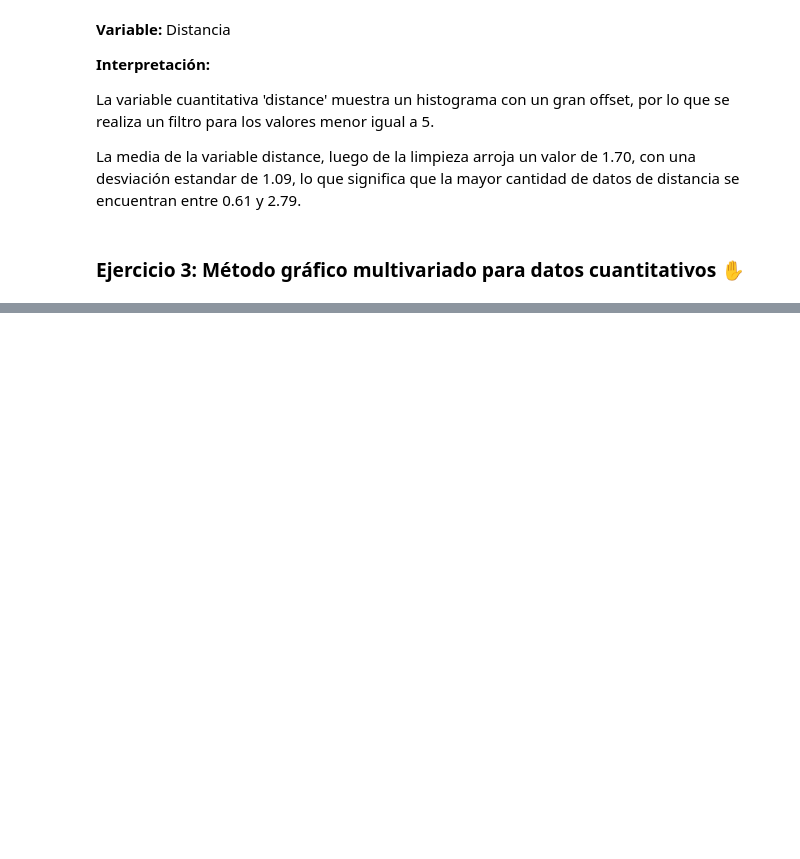
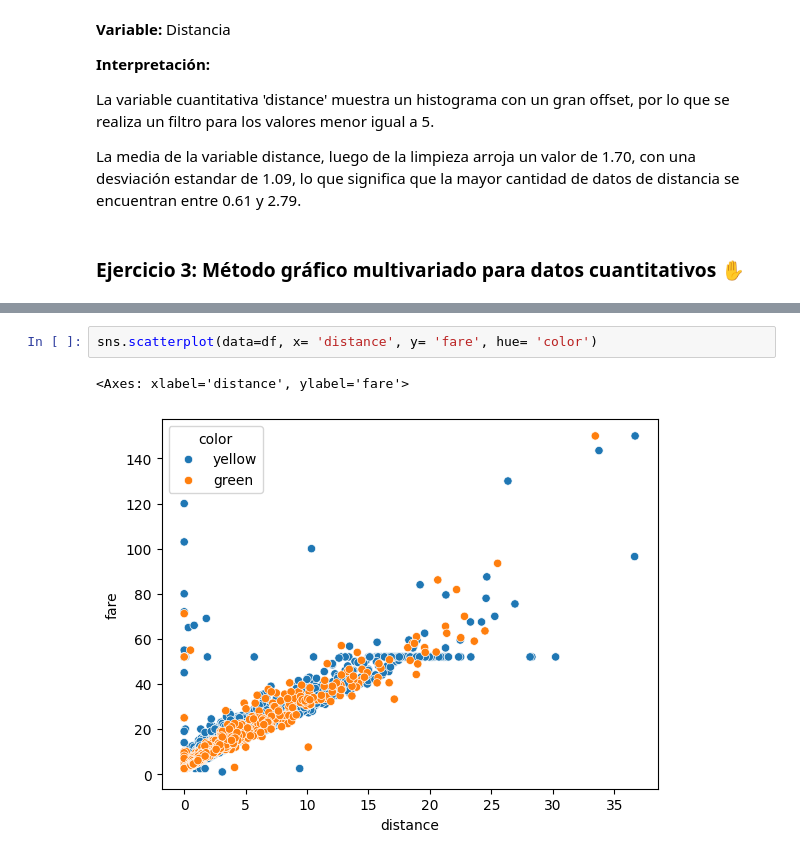
Before and after one commit to mpintoponce/python_utec, a Jupyter notebook: Modulo03:Visualizacion_de_Datos/Python_Tarea_2.ipynb, the cells around one changed output, grey strips where cells are left out. Saved outputs shown, nothing was run; the diff lists cells and outputs as text; blank space fills up the shorter version.

```diff
--- a/Modulo03:Visualizacion_de_Datos/Python_Tarea_2.ipynb
+++ b/Modulo03:Visualizacion_de_Datos/Python_Tarea_2.ipynb
@@ -183,0 +212,5 @@ La media de la variable distance, luego de la limpieza arroja un valor de 1.70,
+# %%
+sns.scatterplot(data=df, x= 'distance', y= 'fare', hue= 'color')
+# %% [output]
+<Axes: xlabel='distance', ylabel='fare'>
+[figure, added]
```
Also changed, not shown: parts of 6 cells of this notebook.
